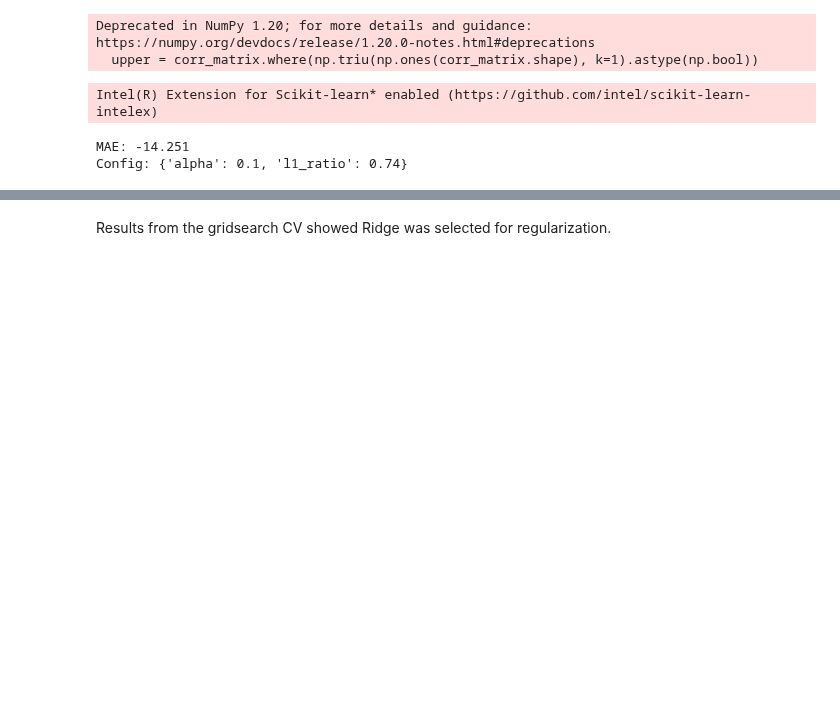
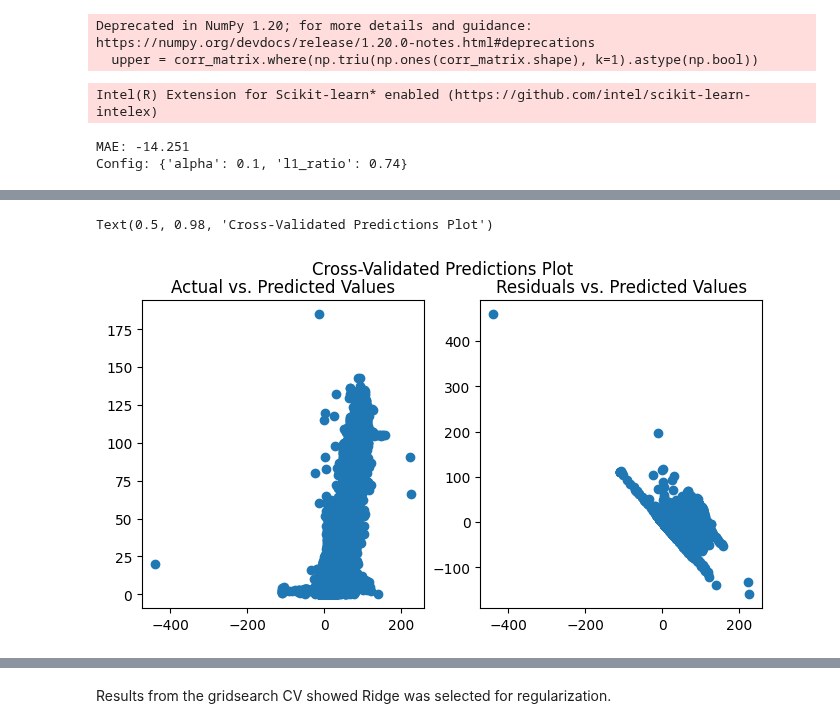
Before and after one commit to boneeyah/QTW, a Jupyter notebook: Case Study 1/Case_Study_1.ipynb, the cells around one changed output, grey strips where cells are left out. Cells and saved outputs as stored; diff of their text form; code cells hidden in the pictures; blank space fills up the shorter version.

```diff
--- a/Case Study 1/Case_Study_1.ipynb
+++ b/Case Study 1/Case_Study_1.ipynb
@@ -111,0 +164,13 @@ Config: {'alpha': 0.1, 'l1_ratio': 0.74}
+# %%
+from sklearn.model_selection import cross_val_predict
+y_pred = cross_val_predict(regr,X_Scaled,y,cv=10)
+
+fig, axs = plt.subplots(ncols = 2,figsize = (8,4))
+axs[0].scatter(x = y_pred, y = y)
+axs[0].set_title('Actual vs. Predicted Values')
+axs[1].scatter(x = y_pred, y = (y.critical_temp - y_pred))
+axs[1].set_title('Residuals vs. Predicted Values')
+fig.suptitle('Cross-Validated Predictions Plot')
+# %% [output]
+Text(0.5, 0.98, 'Cross-Validated Predictions Plot')
+[figure, added]
```
Also changed, not shown: parts of 21 cells of this notebook.
